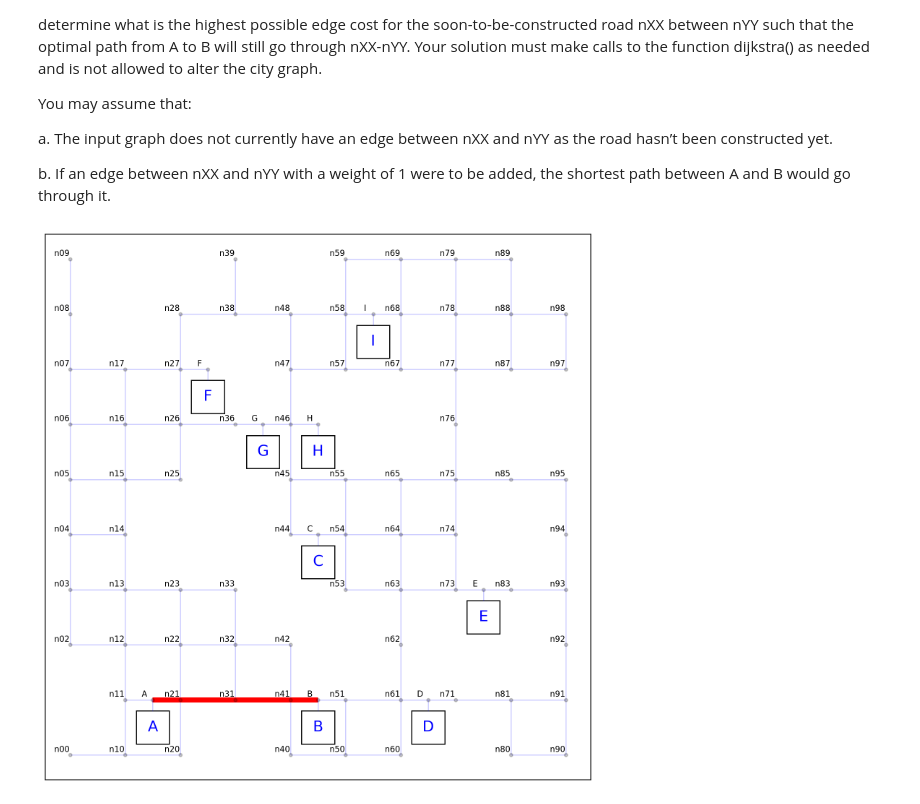
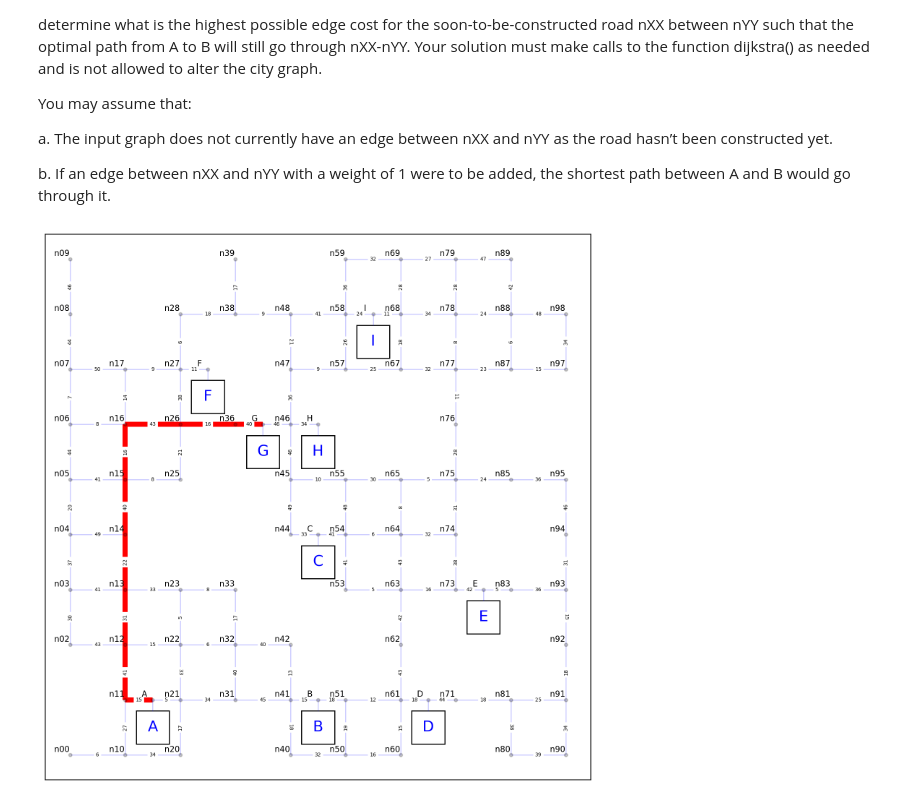
Before and after one commit to xu-pu/iimp6010, a Jupyter notebook: notebooks/exercise1.ipynb, the cells around one changed output. Saved outputs shown, nothing was run; the diff lists cells and outputs as text; code cells hidden in the pictures.

```diff
--- a/notebooks/exercise1.ipynb
+++ b/notebooks/exercise1.ipynb
@@ -91,14 +91,14 @@ b.	If an edge between nXX and nYY with a weight of 1 were to be added, the short
 # %%
 import iimp6010
 import networkx as nx
 
 # code here
-
+city = iimp6010.load_city()
 answer = 0 # calculate your answer
 
 # how to test your answer is correct?
 
-path = nx.shortest_path(city.graph,'A','B')
+path = nx.shortest_path(city.graph,'A','G')
 iimp6010.visualize_path_in_city(city,path)
 # %% [output]
-[figure, old version]
+[figure, new version]
```
Also changed, not shown: parts of 1 cell of this notebook, 1 other file.
